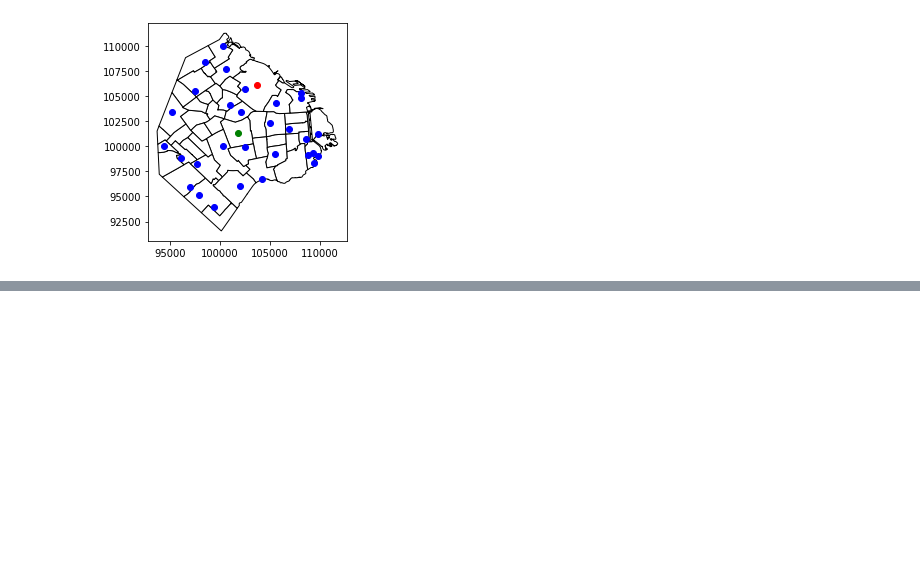
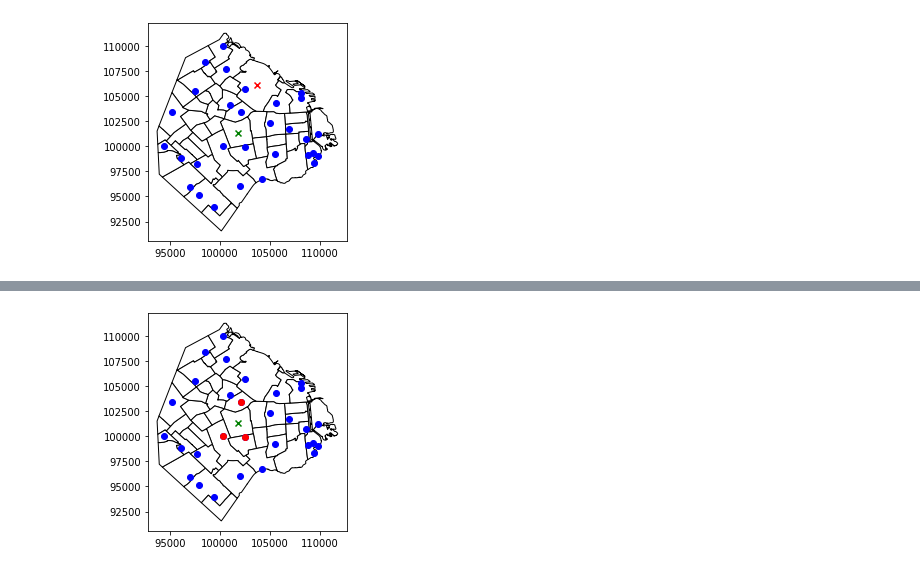
Before and after one commit to institutohumai/cursos-python, a Jupyter notebook: DatosGeograficos/1_Introduccion/GeoPandas.ipynb, the cells around one changed output, grey strips where cells are left out. Saved outputs shown, nothing was run; the diff lists cells and outputs as text; code cells hidden in the pictures; blank space fills up the shorter version.

```diff
--- a/DatosGeograficos/1_Introduccion/GeoPandas.ipynb
+++ b/DatosGeograficos/1_Introduccion/GeoPandas.ipynb
@@ -408,5 +424,7 @@ palermo = barrios_gkba[barrios_gkba["BARRIO"] == "PALERMO"].copy()
 caballito = barrios_gkba[barrios_gkba["BARRIO"] == "CABALLITO"].copy()
 centroid = palermo.centroid
 # %%
-caballito.centroid # vean que el centroide es un punto
+caballito_centroide = caballito.centroid # vean que el centroide es una geoserie con un punto
+palermo_centroide = palermo.centroid
+palermo_centroide
 # %% [output]
@@ -465,0 +443,16 @@ m
+# %%
+centroide = caballito_centroide.iloc[0] # nos quedamos sólo con el valor (que es un Point)
+# %%
+mas_cercanos = bomberos_gkba.geometry.apply(lambda x: x.distance(centroide)).nsmallest(3).index
+# %%
+mas_cercanos = bomberos_gkba.loc[mas_cercanos]
+# %%
+fig, ax = plt.subplots()
+ax.set_aspect('equal')
+barrios_gkba.plot(ax=ax, color='white', edgecolor='black')
+caballito_centroide.plot(ax=ax, marker="x", color='green')
+bomberos_gkba.plot(ax=ax, color='blue') # esta capa tiene TODAS las delegaciones de bomberos
+mas_cercanos.plot(ax=ax, color='red') # esta capa tiene sólo las 3 delegaciones más cercanas y pisa la capa anterior
+plt.show();
+# %% [output]
+[figure, added]
```
Also changed, not shown: parts of 50 cells of this notebook, 2 other files.
